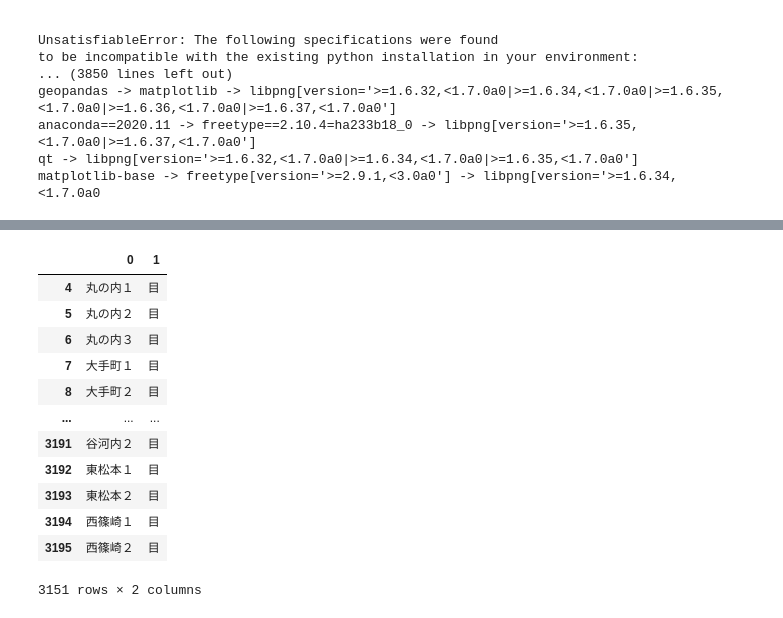
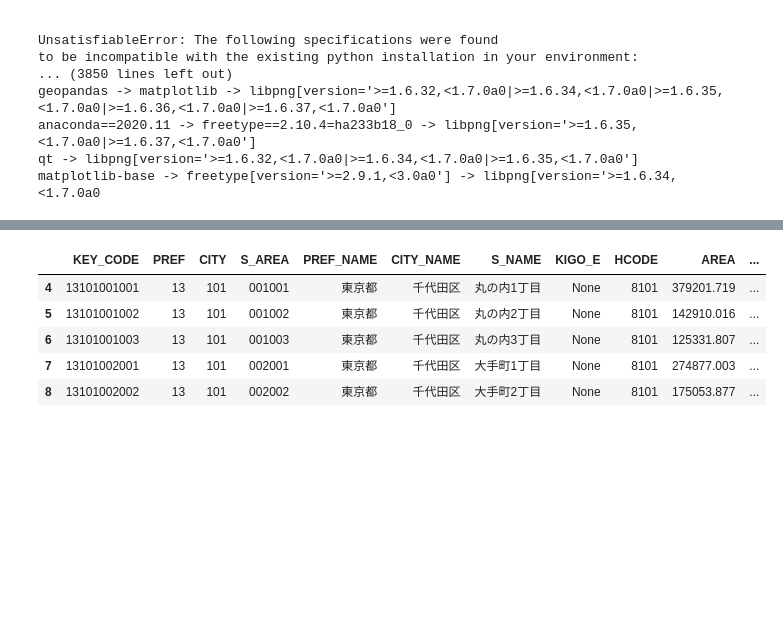
Before and after one commit to idosatoshi0118/python, a Jupyter notebook: 小売系企業インターン/チラシ-高級持ち家への配布エリアプロット.ipynb, the cells around one changed output, grey strips where cells are left out. Saved outputs shown, nothing was run; the diff lists cells and outputs as text; code cells hidden in the pictures; blank space fills up the shorter version.

```diff
--- a/小売系企業インターン/チラシ-高級持ち家への配布エリアプロット.ipynb
+++ b/小売系企業インターン/チラシ-高級持ち家への配布エリアプロット.ipynb
@@ -172,7 +172,8 @@ df1["持ち家比率"] = df1['持ち家'] / df1['主世帯']
 # 自営業主比率を計算
 df1['自営業主比率'] = df1['自営業主'] / (df1['自営業主']+df1['雇用者']+df1['無職']+df1['その他'])
 
-df1[df1["大字・町名"] == "白金台"]
+#後で結合するために"住所1"列を作成
+df1['住所1'] = df1['大字・町名'].str.cat(df1['字・丁目名'])
 df1.head()
 # %% [output]
 |  | 市区町村名 | 大字・町名 | 字・丁目名 | ID | 県 | 普通世帯総数 | 25歳未満 | 25〜34歳 | 35〜44 | 45〜54 | 55〜64 | ... |
@@ -195,6 +196,6 @@ df1['持ち家比率(標準化)'] = zscore(df1['持ち家比率'])
 df1['自営業主比率(標準化)'] = zscore(df1['自営業主比率'])
 
 # 分析に必要な要素のみ抽出
-df2 = df1.iloc[:,[0,1,2,-5,-4,-3,-2,-1,]]
+df2 = df1.iloc[:,[0,1,2,-6,-5,-4,-3,-2,-1,]]
 df2.head()
 # %% [output]
@@ -207,5 +208,5 @@ df2.head()
 # %%
-df3 = df1.iloc[:,[-5,-4,-3,-2,-1]]
+df3 = df1.iloc[:,[-6,-5,-4,-3,-2]]
 df3.head()
 # %% [output]
 |  | 45~64才の割合(標準化) | 65才以上の割合(標準化) | 1000万以上の割合(標準化) | 持ち家比率(標準化) | 自営業主比率(標準化) |
@@ -416,0 +365,11 @@ maps
+# %%
+# "S_NAME"列の全角数値を変換
+!pip install jaconv
+import jaconv
+L = []
+
+for i in maps['S_NAME']:
+    a = jaconv.z2h(i,digit=True, ascii=True)
+    L.append(a)
+
+maps['S_NAME'] = L
@@ -417,21 +378,11 @@ maps
 # %%
-
-new = maps['S_NAME'] .str.split("丁", n = 1, expand = True)
-new.mysplit(s, -1)
-#new[0] = new[0]+"区"
-#data1.loc['住所1'] = new[0]
-#data1.loc['住所2'] = new[1]
+# 結合するために新しく結合列を作成する
+new = maps['S_NAME'].str.split("丁", n = 1, expand = True)
+maps['住所1'] = new[0]
 # %% [output]
-|  | 0 | 1 |
-| 4 | 丸の内１ | 目 |
-| 5 | 丸の内２ | 目 |
-| 6 | 丸の内３ | 目 |
-| 7 | 大手町１ | 目 |
-| 8 | 大手町２ | 目 |
-| ... | ... | ... |
-| 3191 | 谷河内２ | 目 |
-| 3192 | 東松本１ | 目 |
-| 3193 | 東松本２ | 目 |
-| 3194 | 西篠崎１ | 目 |
-| 3195 | 西篠崎２ | 目 |
+|  | KEY_CODE | PREF | CITY | S_AREA | PREF_NAME | CITY_NAME | S_NAME | KIGO_E | HCODE | AREA | ... |
+| 4 | 13101001001 | 13 | 101 | 001001 | 東京都 | 千代田区 | 丸の内1丁目 | None | 8101 | 379201.719 | ... |
+| 5 | 13101001002 | 13 | 101 | 001002 | 東京都 | 千代田区 | 丸の内2丁目 | None | 8101 | 142910.016 | ... |
+| 6 | 13101001003 | 13 | 101 | 001003 | 東京都 | 千代田区 | 丸の内3丁目 | None | 8101 | 125331.807 | ... |
+| 7 | 13101002001 | 13 | 101 | 002001 | 東京都 | 千代田区 | 大手町1丁目 | None | 8101 | 274877.003 | ... |
+| 8 | 13101002002 | 13 | 101 | 002002 | 東京都 | 千代田区 | 大手町2丁目 | None | 8101 | 175053.877 | ... |
-3151 rows × 2 columns
```
Also changed, not shown: parts of 17 cells of this notebook.
